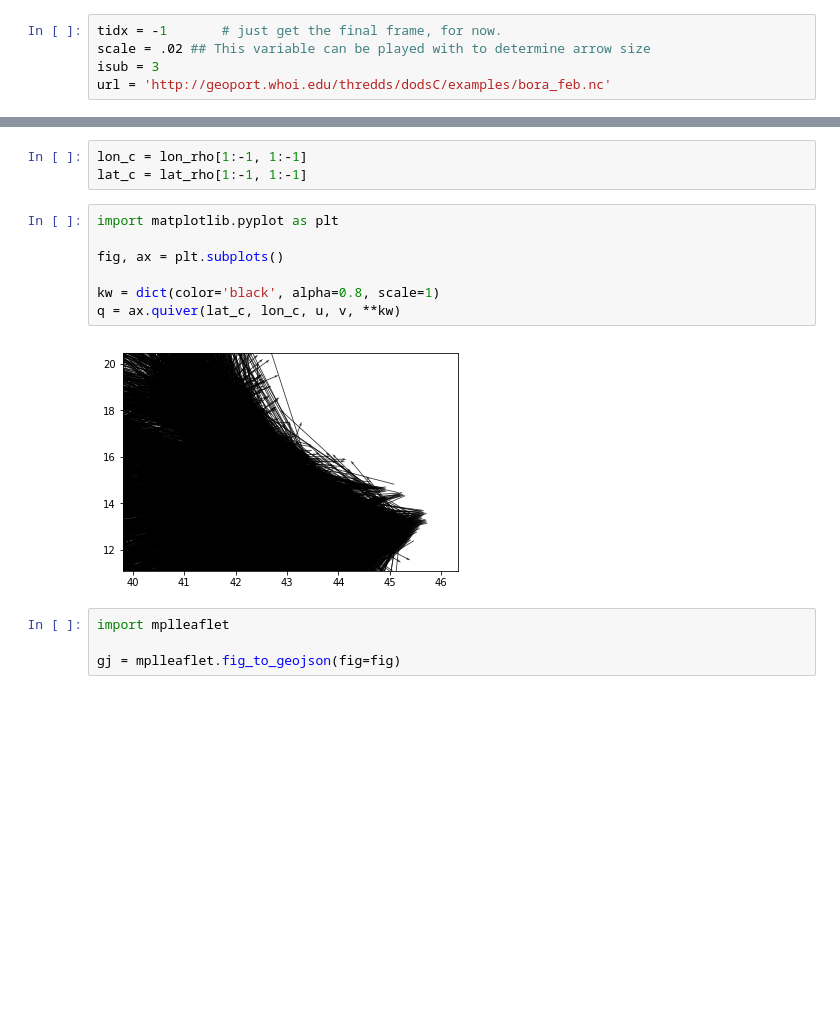
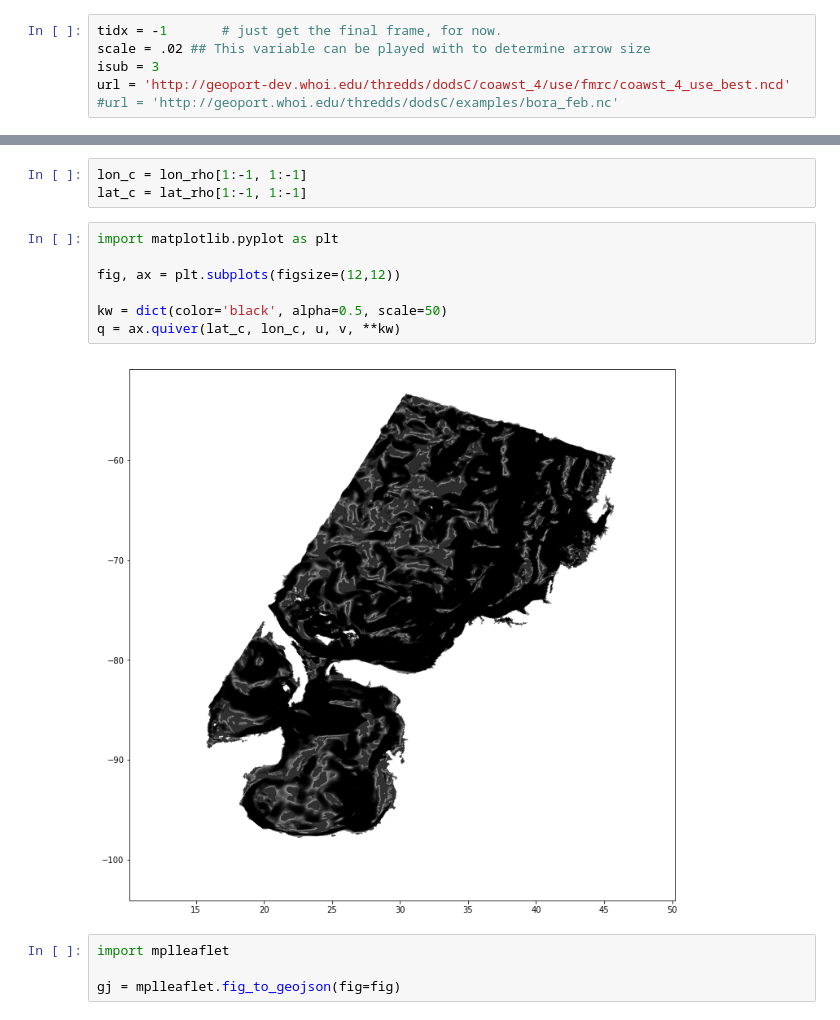
Before and after one commit to gdoney1701/COAWST-Test, a Jupyter notebook: Folium Vectors.ipynb, the cells around one changed output, grey strips where cells are left out. Cells and saved outputs as stored; diff of their text form; blank space fills up the shorter version.

```diff
--- a/Folium Vectors.ipynb
+++ b/Folium Vectors.ipynb
@@ -92,7 +92,8 @@ import netCDF4
 tidx = -1       # just get the final frame, for now.
 scale = .02 ## This variable can be played with to determine arrow size
 isub = 3
-url = 'http://geoport.whoi.edu/thredds/dodsC/examples/bora_feb.nc'
+url = 'http://geoport-dev.whoi.edu/thredds/dodsC/coawst_4/use/fmrc/coawst_4_use_best.ncd'
+#url = 'http://geoport.whoi.edu/thredds/dodsC/examples/bora_feb.nc'
 # %%
 def shrink(a,b):
     """Return array shrunk to fit a specified shape by triming or averaging.
@@ -176,12 +177,12 @@ lat_c = lat_rho[1:-1, 1:-1]
 # %%
 import matplotlib.pyplot as plt
 
-fig, ax = plt.subplots()
+fig, ax = plt.subplots(figsize=(12,12))
 
-kw = dict(color='black', alpha=0.8, scale=1)
+kw = dict(color='black', alpha=0.5, scale=50)
 q = ax.quiver(lat_c, lon_c, u, v, **kw)
 # %% [output]
-[figure, old version]
+[figure, new version]
 # %%
 import mplleaflet
 
```
Also changed, not shown: parts of 2 cells of this notebook.
